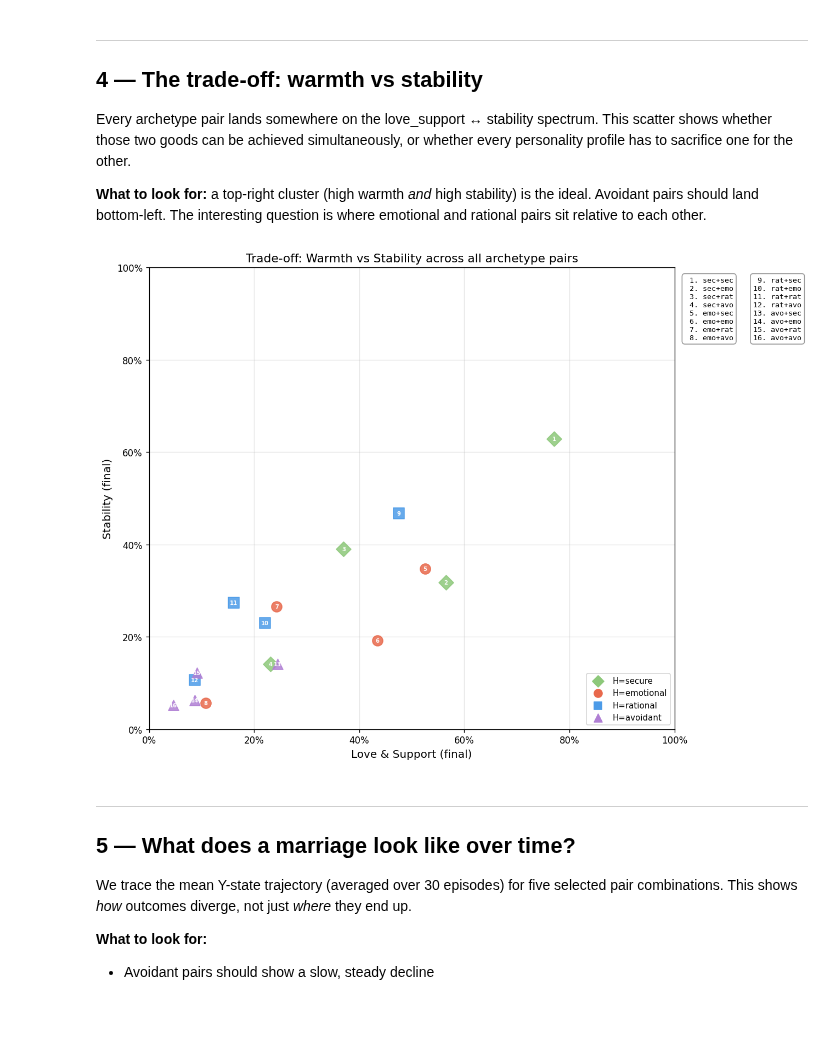
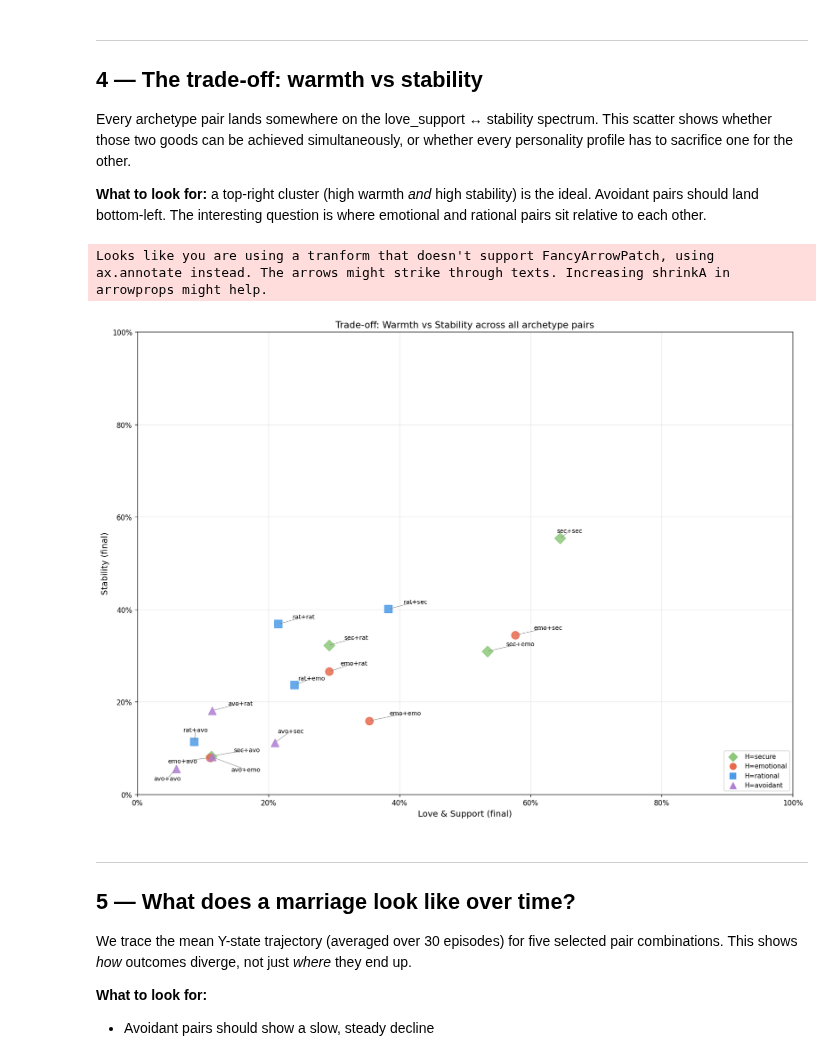
Before and after one commit to IrisXu307/AI-Romantic-Relationship-Simulator, a Jupyter notebook: analysis.ipynb, the cells around one changed output. Drawn from its saved outputs; the diff is of its cells as text; code cells hidden in the pictures; blank space fills up the shorter version.

Commit message:
fix: use adjustText to resolve overlapping labels in chart 4 scatter plot

```diff
--- a/analysis.ipynb
+++ b/analysis.ipynb
@@ -502,51 +502,56 @@ or whether every personality profile has to sacrifice one for the other.
 **What to look for:** a top-right cluster (high warmth *and* high stability) is the ideal.
 Avoidant pairs should land bottom-left. The interesting question is where emotional and rational pairs sit relative to each other.
 # %%
-fig, ax = plt.subplots(figsize=(11, 8))
+from adjustText import adjust_text
 
-pairs_ordered = [(ah, aw) for ah in ARCH_NAMES for aw in ARCH_NAMES]
-legend_lines  = []
+fig, ax = plt.subplots(figsize=(14, 10))
 
-for idx, (ah, aw) in enumerate(pairs_ordered, start=1):
-    recs  = pair_results[(ah, aw)]
-    x_val = np.mean([r["love_support"] for r in recs])
-    y_val = np.mean([r["stability"]    for r in recs])
-    color = ARCH_COLORS[ah]
-    marker = {"emotional": "o", "rational": "s", "avoidant": "^", "secure": "D"}[ah]
-    ax.scatter(x_val, y_val, color=color, marker=marker, s=130, alpha=0.85, zorder=3)
-    ax.text(x_val, y_val, str(idx), ha="center", va="center",
-            fontsize=6, fontweight="bold", color="white", zorder=4)
-    legend_lines.append(f"{idx:>2}. {ah[:3]}+{aw[:3]}")
+points_xy = []
+texts = []
+for ah in ARCH_NAMES:
+    for aw in ARCH_NAMES:
+        recs  = pair_results[(ah, aw)]
+        x_val = np.mean([r["love_support"] for r in recs])
+        y_val = np.mean([r["stability"]    for r in recs])
+        color  = ARCH_COLORS[ah]
+        marker = {"emotional": "o", "rational": "s", "avoidant": "^", "secure": "D"}[ah]
+        ax.scatter(x_val, y_val, color=color, marker=marker, s=120, alpha=0.85, zorder=3)
+        texts.append(ax.text(x_val, y_val, f"{ah[:3]}+{aw[:3]}",
+                             fontsize=8.5, color="black", zorder=5))
+        points_xy.append((x_val, y_val))
 
-# Two-column annotation box
-col1 = "\n".join(legend_lines[:8])
-col2 = "\n".join(legend_lines[8:])
-ax.text(1.02, 0.98, col1, transform=ax.transAxes, fontsize=8,
-        va="top", ha="left", family="monospace",
-        bbox=dict(boxstyle="round,pad=0.4", fc="white", ec="grey", alpha=0.8))
-ax.text(1.15, 0.98, col2, transform=ax.transAxes, fontsize=8,
-        va="top", ha="left", family="monospace",
-        bbox=dict(boxstyle="round,pad=0.4", fc="white", ec="grey", alpha=0.8))
+adjust_text(
+    texts,
+    x=[p[0] for p in points_xy],
+    y=[p[1] for p in points_xy],
+    ax=ax,
+    expand=(3.0, 4.0),
+    force_text=(3.0, 4.0),
+    force_points=(2.0, 3.0),
+    force_explode=(1.0, 1.5),
+    lim=1000,
+    arrowprops=dict(arrowstyle="-", color="grey", lw=0.6),
+)
 
-# Marker legend for H archetype
 for arch in ARCH_NAMES:
     m = {"emotional": "o", "rational": "s", "avoidant": "^", "secure": "D"}[arch]
     ax.scatter([], [], color=ARCH_COLORS[arch], marker=m, label=f"H={arch}", s=80)
-ax.legend(loc="lower right", fontsize=9)
 
 ax.set_xlabel("Love & Support (final)", fontsize=12)
 ax.set_ylabel("Stability (final)", fontsize=12)
 ax.set_xlim(0, 1); ax.set_ylim(0, 1)
 ax.xaxis.set_major_formatter(mticker.PercentFormatter(xmax=1))
 ax.yaxis.set_major_formatter(mticker.PercentFormatter(xmax=1))
 ax.set_title("Trade-off: Warmth vs Stability across all archetype pairs", fontsize=13)
+ax.legend(loc="lower right", fontsize=9)
 ax.grid(True, alpha=0.3)
 
 plt.tight_layout()
 plt.savefig("data/4_warmth_vs_stability.png", dpi=120, bbox_inches="tight")
 plt.show()
 # %% [output]
+Looks like you are using a tranform that doesn't support FancyArrowPatch, using ax.annotate instead. The arrows might strike through texts. Increasing shrinkA in arrowprops might help.
-[figure, old version]
+[figure, new version]
 # %% [markdown]
 ---
 ## 5 — What does a marriage look like over time?
```
Also changed, not shown: parts of 6 cells of this notebook.
